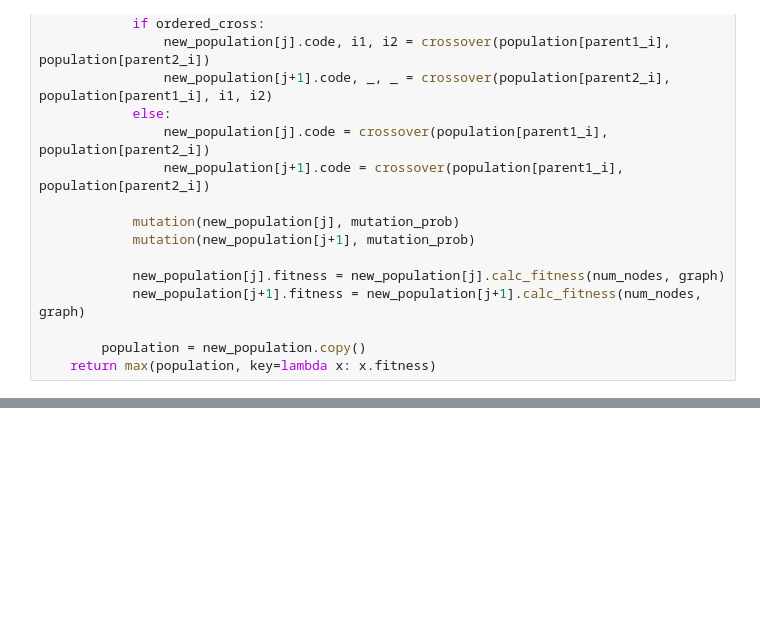
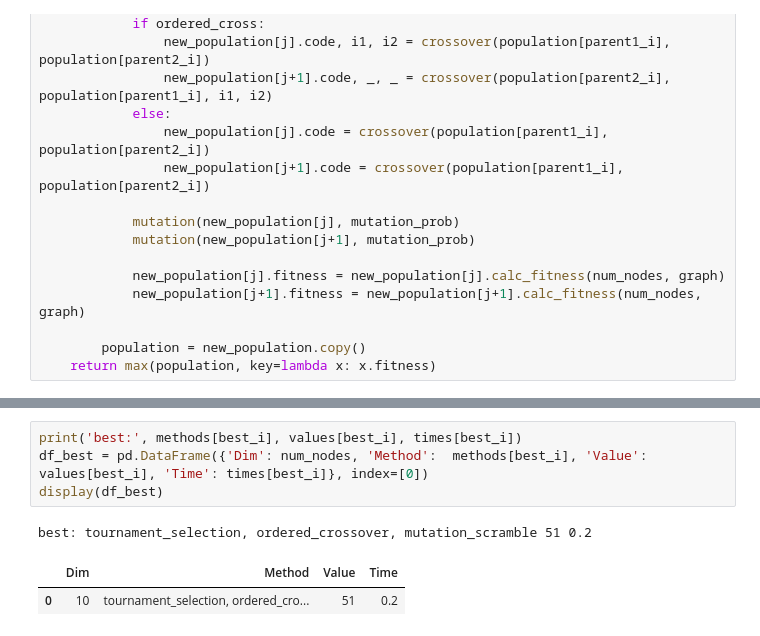
Before and after one commit to JohnMcCodeman5/classified_ri, a Jupyter notebook: genetic_algorithms.ipynb, the cells around one changed output, grey strips where cells are left out. Cells and saved outputs as stored; diff of their text form; blank space fills up the shorter version.

```diff
--- a/genetic_algorithms.ipynb
+++ b/genetic_algorithms.ipynb
@@ -253,0 +318,8 @@ rank_selection_linear_ranking ordered_crossover mutation_scramble  :  [10, 5, 12
+# %%
+print('best:', methods[best_i], values[best_i], times[best_i])
+df_best = pd.DataFrame({'Dim': num_nodes, 'Method':  methods[best_i], 'Value': values[best_i], 'Time': times[best_i]}, index=[0])
+display(df_best)
+# %% [output]
+best: tournament_selection, ordered_crossover, mutation_scramble 51 0.2
+|  | Dim | Method | Value | Time |
+| 0 | 10 | tournament_selection, ordered_cro... | 51 | 0.2 |
```
Also changed, not shown: parts of 5 cells of this notebook, 21 other files.
